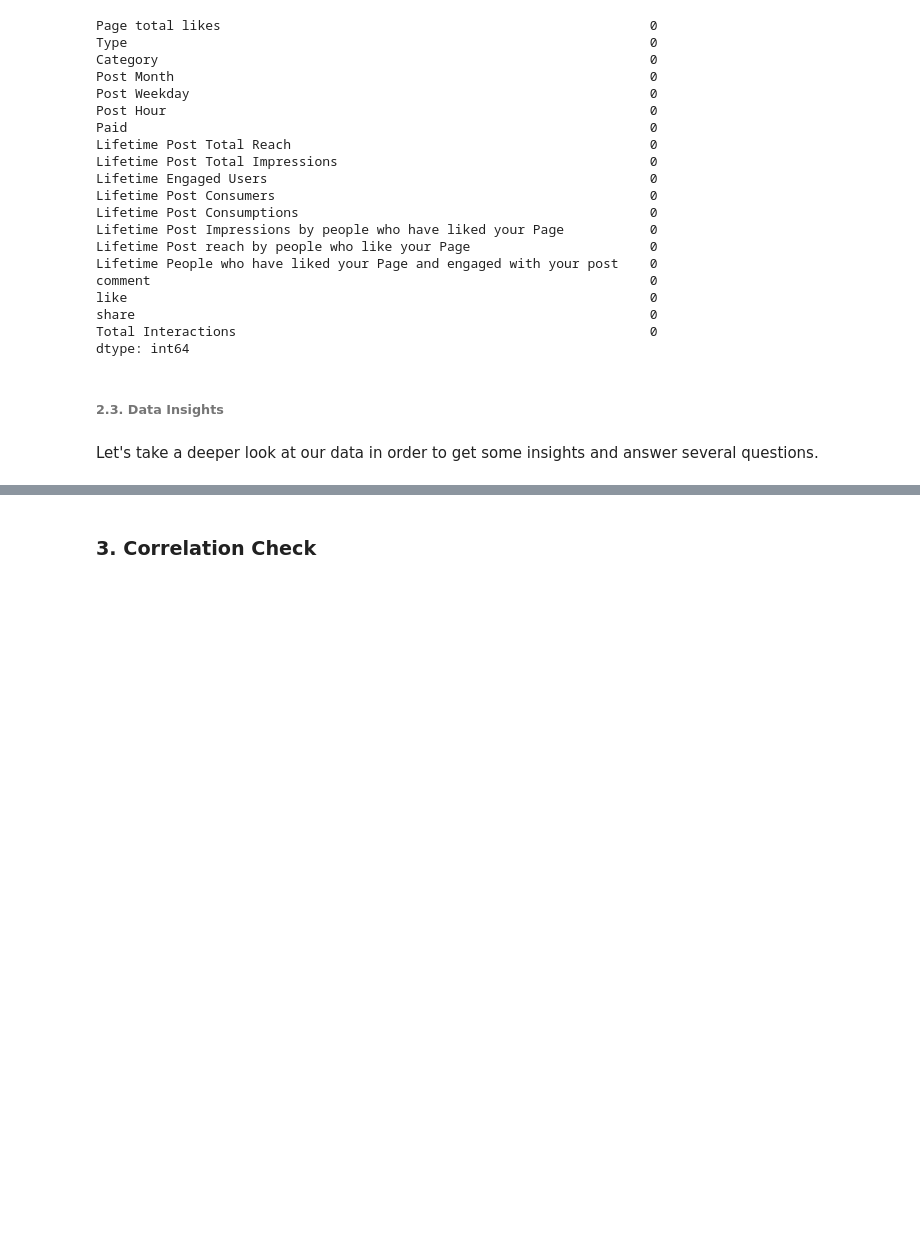
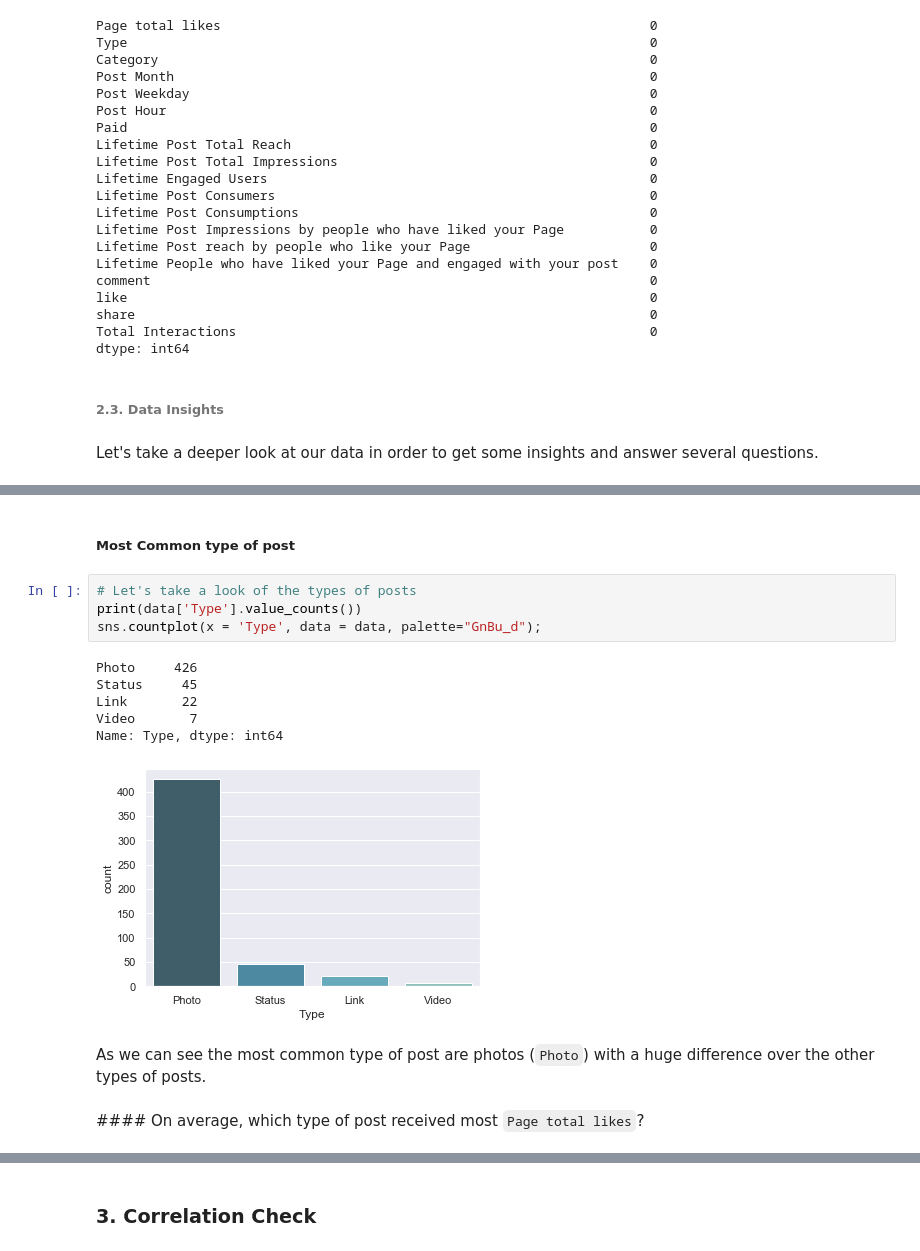
Before and after one commit to tomruarol/facebook_metrics_analysis, a Jupyter notebook: facebook_metrics_analysis.ipynb, the cells around one changed output, grey strips where cells are left out. Cells and saved outputs as stored; diff of their text form; blank space fills up the shorter version.

```diff
--- a/facebook_metrics_analysis.ipynb
+++ b/facebook_metrics_analysis.ipynb
@@ -194,0 +204,17 @@ Let's take a deeper look at our data in order to get some insights and answer se
+# %% [markdown]
+##### Most Common type of post
+# %%
+# Let's take a look of the types of posts
+print(data['Type'].value_counts())
+sns.countplot(x = 'Type', data = data, palette="GnBu_d");
+# %% [output]
+Photo     426
+Status     45
+Link       22
+Video       7
+Name: Type, dtype: int64
+[figure, added]
+# %% [markdown]
+As we can see the most common type of post are photos (`Photo`) with a huge difference over the other types of posts.
+# %% [markdown]
+#### On average, which type of post received most `Page total likes`?
```
Also changed, not shown: parts of 44 cells of this notebook.
